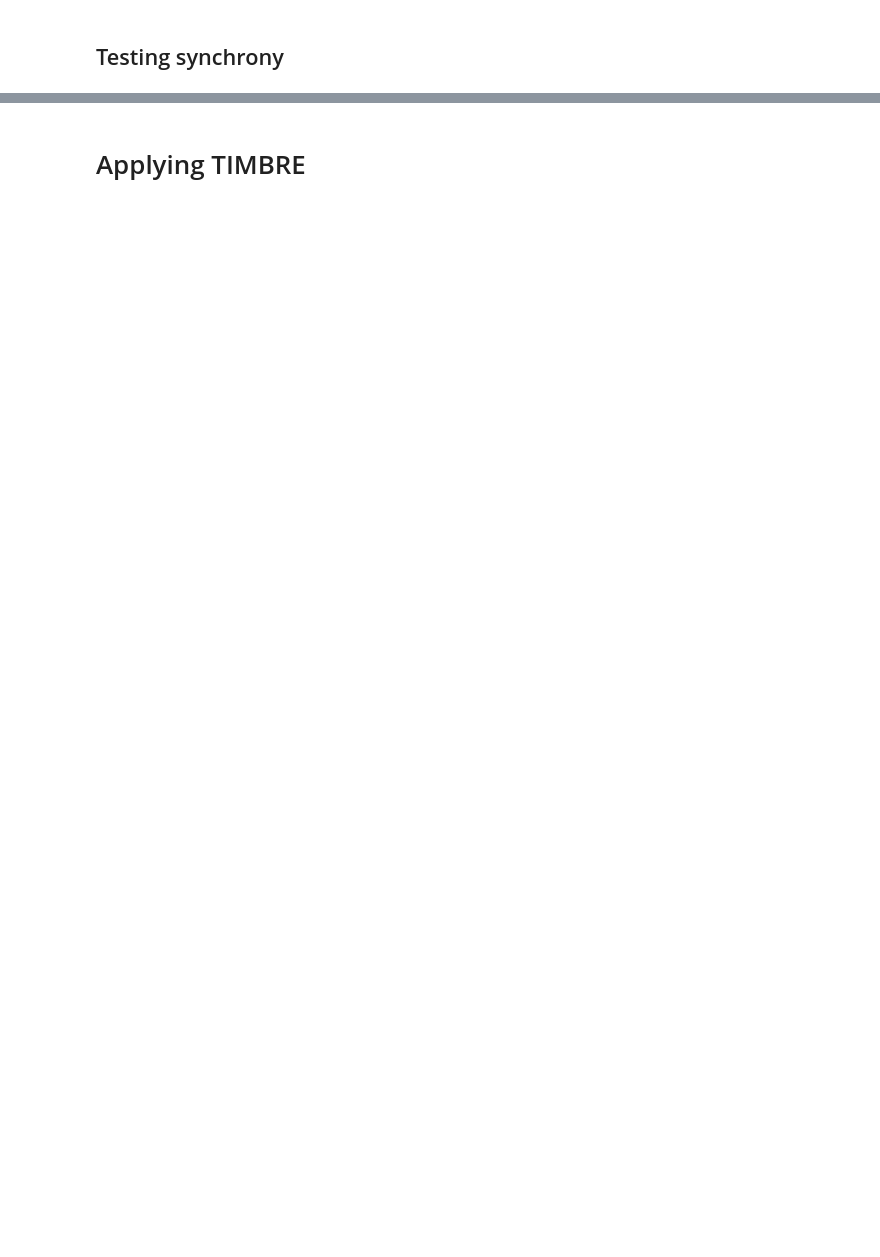
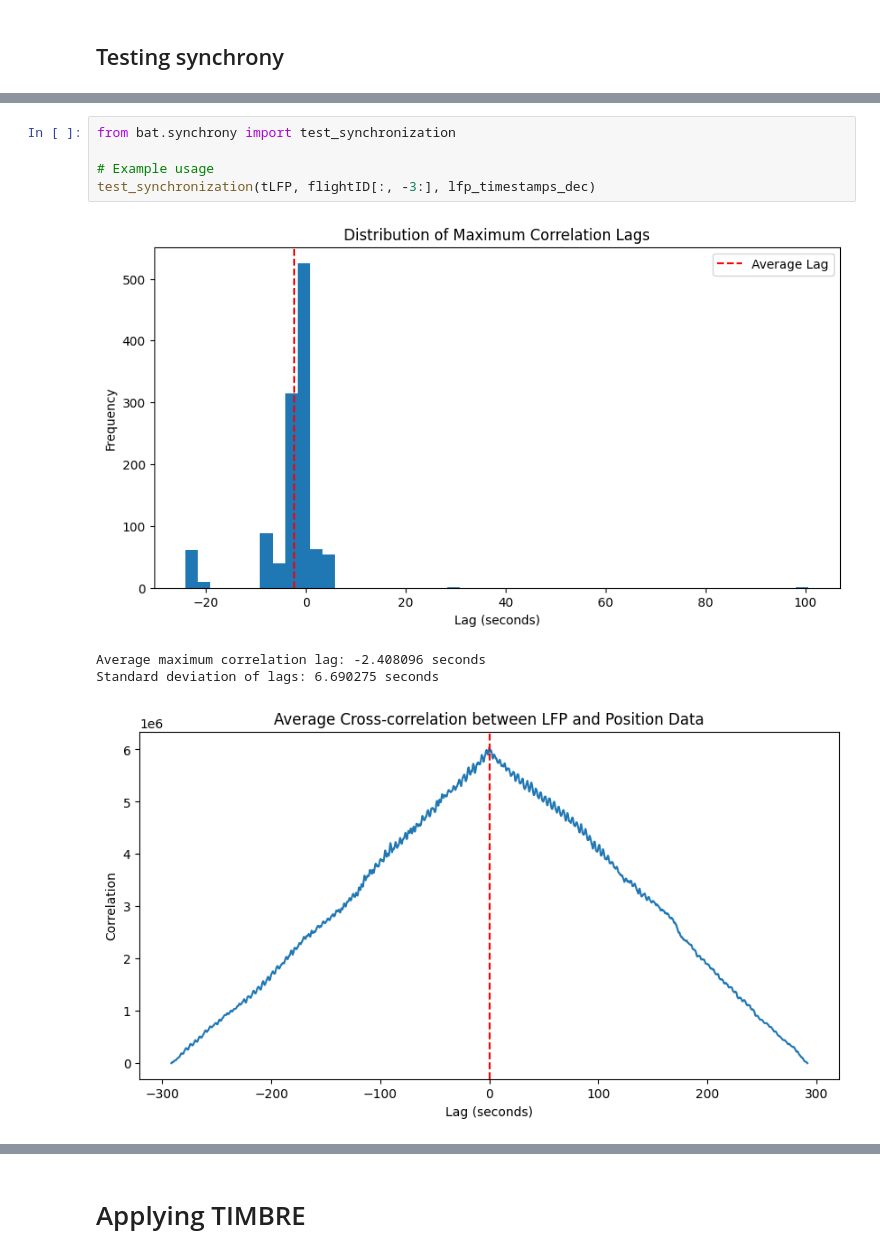
Before and after one commit to ben-toker/batTIMBRE, a Jupyter notebook: bat_TIMBRE.ipynb, the cells around one changed output, grey strips where cells are left out. Cells and saved outputs as stored; diff of their text form; blank space fills up the shorter version.

```diff
--- a/bat_TIMBRE.ipynb
+++ b/bat_TIMBRE.ipynb
@@ -354,0 +273,10 @@ Maximum correlation occurs at lag: 1801.600 seconds
+# %%
+from bat.synchrony import test_synchronization
+
+# Example usage
+test_synchronization(tLFP, flightID[:, -3:], lfp_timestamps_dec)
+# %% [output]
+[figure, added]
+Average maximum correlation lag: -2.408096 seconds
+Standard deviation of lags: 6.690275 seconds
+[figure, added]
```
Also changed, not shown: parts of 20 cells of this notebook, 3 other files.
